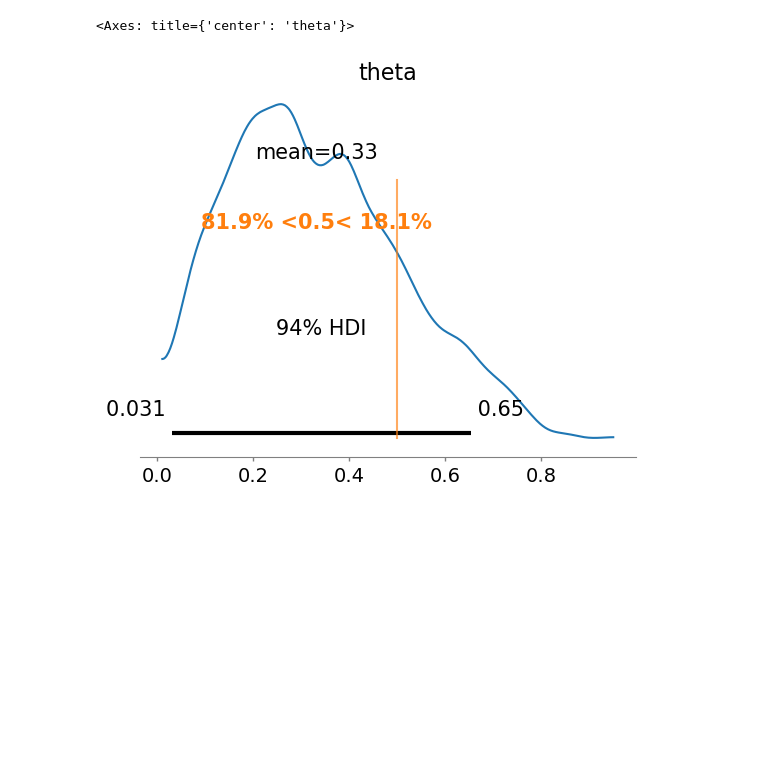
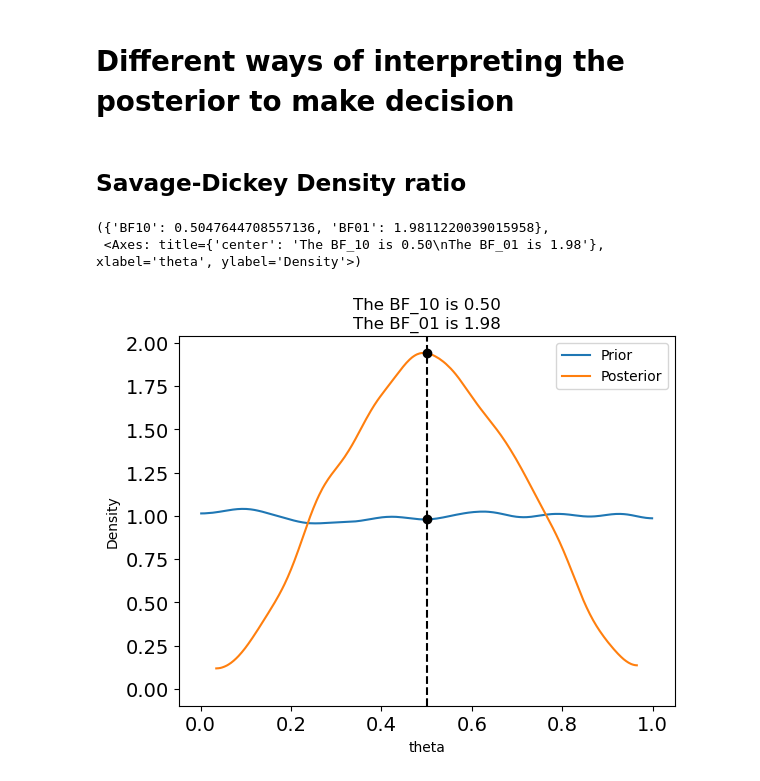
Before and after one commit to joy-bagchi/BayesianAnalysis_MartinOsvaldo, a Jupyter notebook: notebooks/Chapter-2 Programming Probabilistically.ipynb, the cells around one changed output. Cells and saved outputs as stored; diff of their text form; code cells hidden in the pictures; blank space fills up the shorter version.

```diff
--- a/notebooks/Chapter-2 Programming Probabilistically.ipynb
+++ b/notebooks/Chapter-2 Programming Probabilistically.ipynb
@@ -46,5 +46,10 @@ az.summary(trace).round(2)
-# %%
-az.plot_posterior(trace, ref_val=0.5)
-# %% [output]
-<Axes: title={'center': 'theta'}>
-[figure, removed]
+# %% [markdown]
+# Different ways of interpreting the posterior to make decision
+# %% [markdown]
+## Savage-Dickey Density ratio
+# %%
+az.plot_bf(trace, var_name='theta', prior=np.random.uniform(0, 1, 10000), ref_val=0.5)
+# %% [output]
+({'BF10': 0.5047644708557136, 'BF01': 1.9811220039015958},
+ <Axes: title={'center': 'The BF_10 is 0.50\nThe BF_01 is 1.98'}, xlabel='theta', ylabel='Density'>)
+[figure, added]
```
Also changed, not shown: parts of 9 cells of this notebook.
